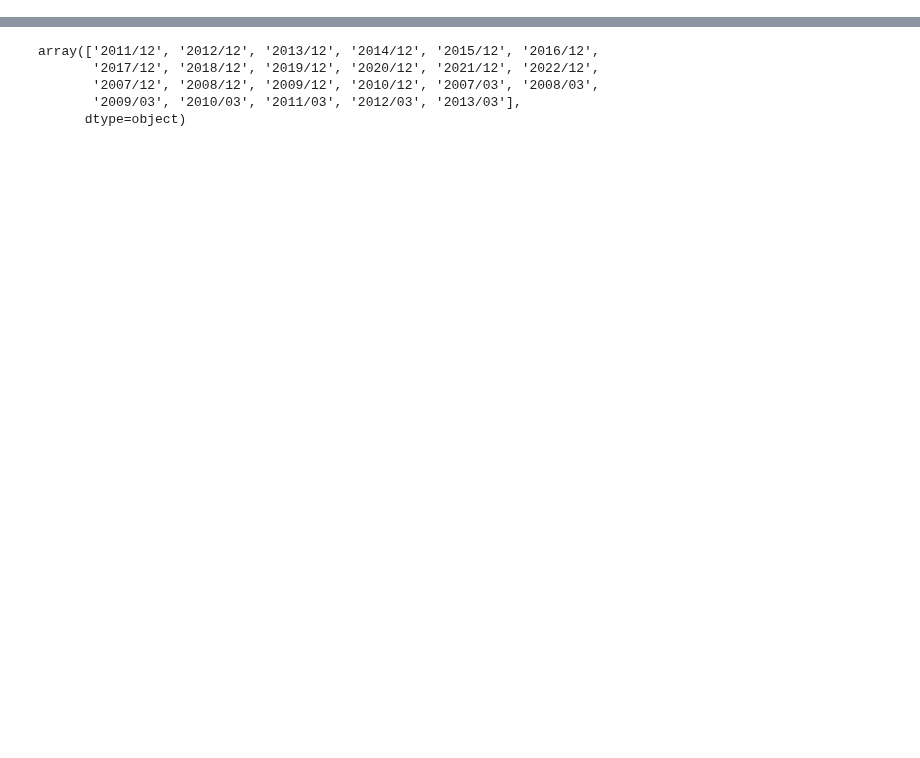
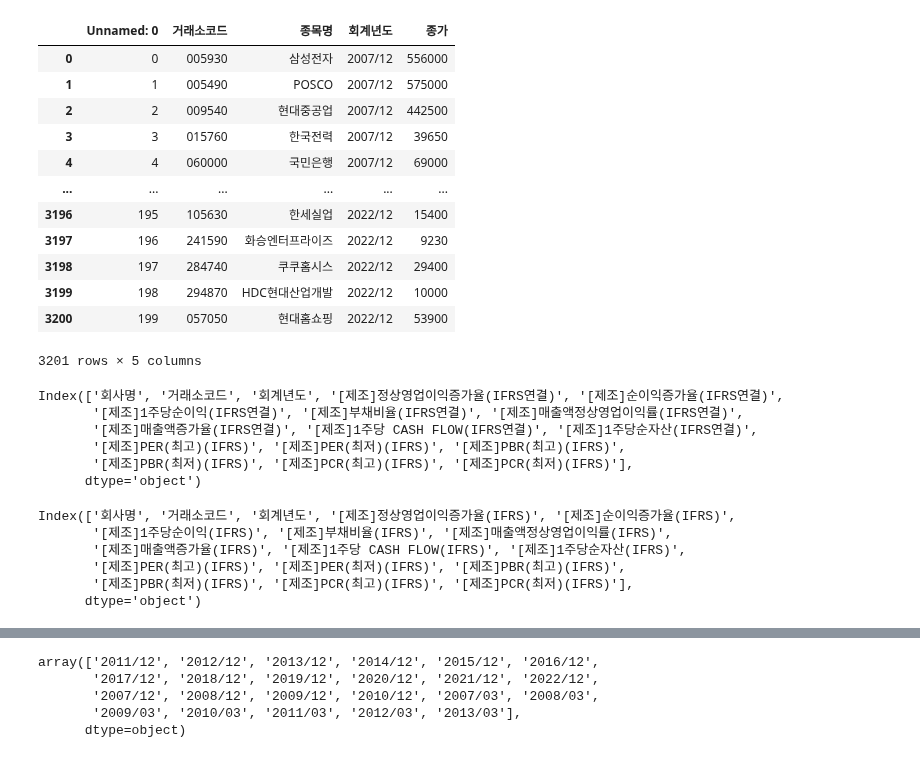
Before and after one commit to seohyungro/Python, a Jupyter notebook: 프로젝트1/프로젝트.ipynb, the cells around one changed output, grey strips where cells are left out. Saved outputs shown, nothing was run; the diff lists cells and outputs as text; code cells hidden in the pictures; blank space fills up the shorter version.

```diff
--- a/프로젝트1/프로젝트.ipynb
+++ b/프로젝트1/프로젝트.ipynb
@@ -6,4 +6,46 @@ kospi_1 = pd.read_csv("./거시경제변수데이
 kospi_2 = pd.read_csv("./거시경제변수데이터/코스피200_사업보고서개별.csv", encoding = "euc-kr")
 kospi_3 = pd.read_csv("./거시경제변수데이터/코스피200_반기보고서연결.csv", encoding = "euc-kr")
 kospi_4 = pd.read_csv("./거시경제변수데이터/코스피200_반기보고서개별.csv", encoding = "euc-kr")
+kospi1 = pd.read_csv("./거시경제변수데이터/코200_사업보고서연결.csv", encoding = "euc-kr")
+kospi2 = pd.read_csv("./거시경제변수데이터/코200_사업보고서개별.csv", encoding = "euc-kr")
+k1 = pd.read_csv("./거시경제변수데이터/반기종가.csv")
+k2 = pd.read_csv("./거시경제변수데이터/전기종가.csv")
+# %%
+k2.columns = ['Unnamed: 0', '거래소코드', '종목명', '회계년도', '종가']
+# %%
+k2['거래소코드'] = k2['거래소코드'].astype(str).str.zfill(6)
+# %%
+k2
+# %% [output]
+|  | Unnamed: 0 | 거래소코드 | 종목명 | 회계년도 | 종가 |
+| 0 | 0 | 005930 | 삼성전자 | 2007/12 | 556000 |
+| 1 | 1 | 005490 | POSCO | 2007/12 | 575000 |
+| 2 | 2 | 009540 | 현대중공업 | 2007/12 | 442500 |
+| 3 | 3 | 015760 | 한국전력 | 2007/12 | 39650 |
+| 4 | 4 | 060000 | 국민은행 | 2007/12 | 69000 |
+| ... | ... | ... | ... | ... | ... |
+| 3196 | 195 | 105630 | 한세실업 | 2022/12 | 15400 |
+| 3197 | 196 | 241590 | 화승엔터프라이즈 | 2022/12 | 9230 |
+| 3198 | 197 | 284740 | 쿠쿠홈시스 | 2022/12 | 29400 |
+| 3199 | 198 | 294870 | HDC현대산업개발 | 2022/12 | 10000 |
+| 3200 | 199 | 057050 | 현대홈쇼핑 | 2022/12 | 53900 |
+3201 rows × 5 columns
+# %%
+kospi1.columns
+# %% [output]
+Index(['회사명', '거래소코드', '회계년도', '[제조]정상영업이익증가율(IFRS연결)', '[제조]순이익증가율(IFRS연결)',
+       '[제조]1주당순이익(IFRS연결)', '[제조]부채비율(IFRS연결)', '[제조]매출액정상영업이익률(IFRS연결)',
+       '[제조]매출액증가율(IFRS연결)', '[제조]1주당 CASH FLOW(IFRS연결)', '[제조]1주당순자산(IFRS연결)',
+       '[제조]PER(최고)(IFRS)', '[제조]PER(최저)(IFRS)', '[제조]PBR(최고)(IFRS)',
+       '[제조]PBR(최저)(IFRS)', '[제조]PCR(최고)(IFRS)', '[제조]PCR(최저)(IFRS)'],
+      dtype='object')
+# %%
+kospi2.columns
+# %% [output]
+Index(['회사명', '거래소코드', '회계년도', '[제조]정상영업이익증가율(IFRS)', '[제조]순이익증가율(IFRS)',
+       '[제조]1주당순이익(IFRS)', '[제조]부채비율(IFRS)', '[제조]매출액정상영업이익률(IFRS)',
+       '[제조]매출액증가율(IFRS)', '[제조]1주당 CASH FLOW(IFRS)', '[제조]1주당순자산(IFRS)',
+       '[제조]PER(최고)(IFRS)', '[제조]PER(최저)(IFRS)', '[제조]PBR(최고)(IFRS)',
+       '[제조]PBR(최저)(IFRS)', '[제조]PCR(최고)(IFRS)', '[제조]PCR(최저)(IFRS)'],
+      dtype='object')
 # %%
```
Also changed, not shown: parts of 40 cells of this notebook, 15 other files.
